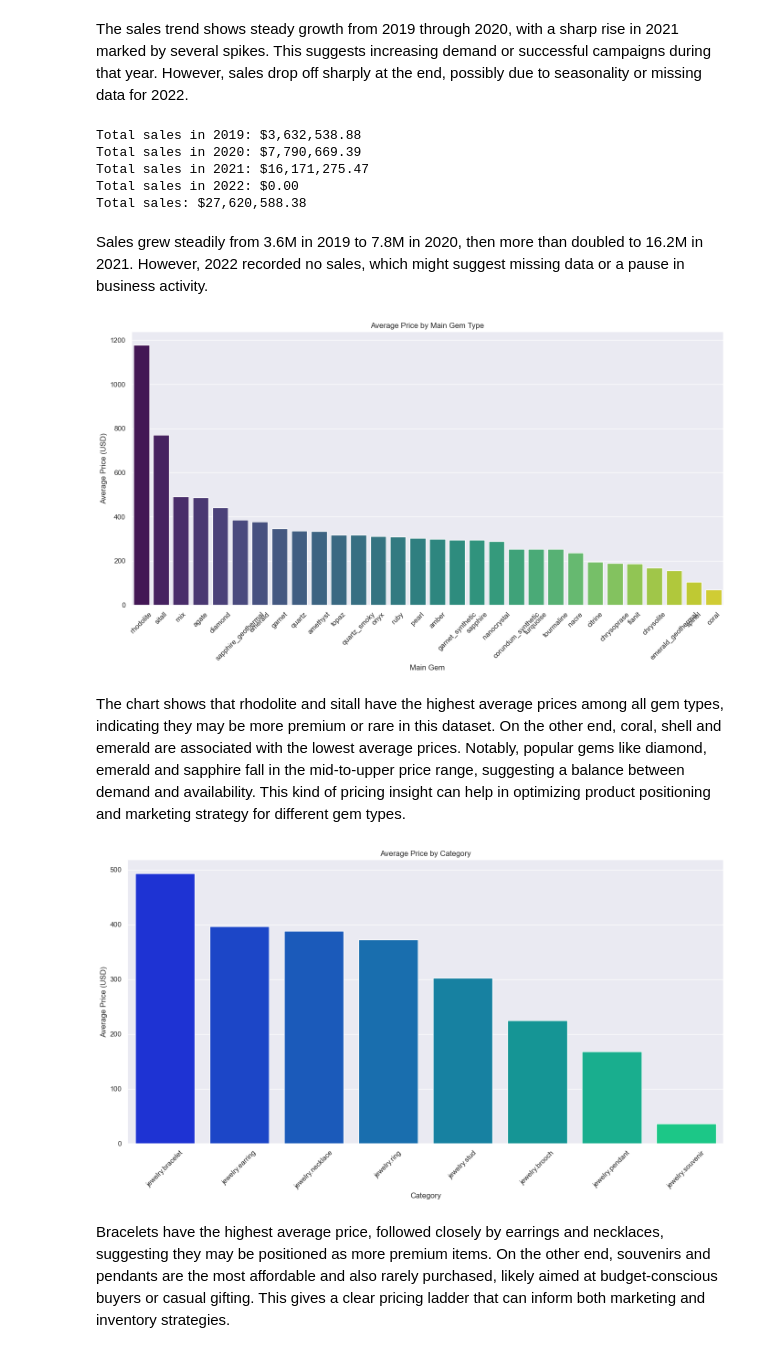
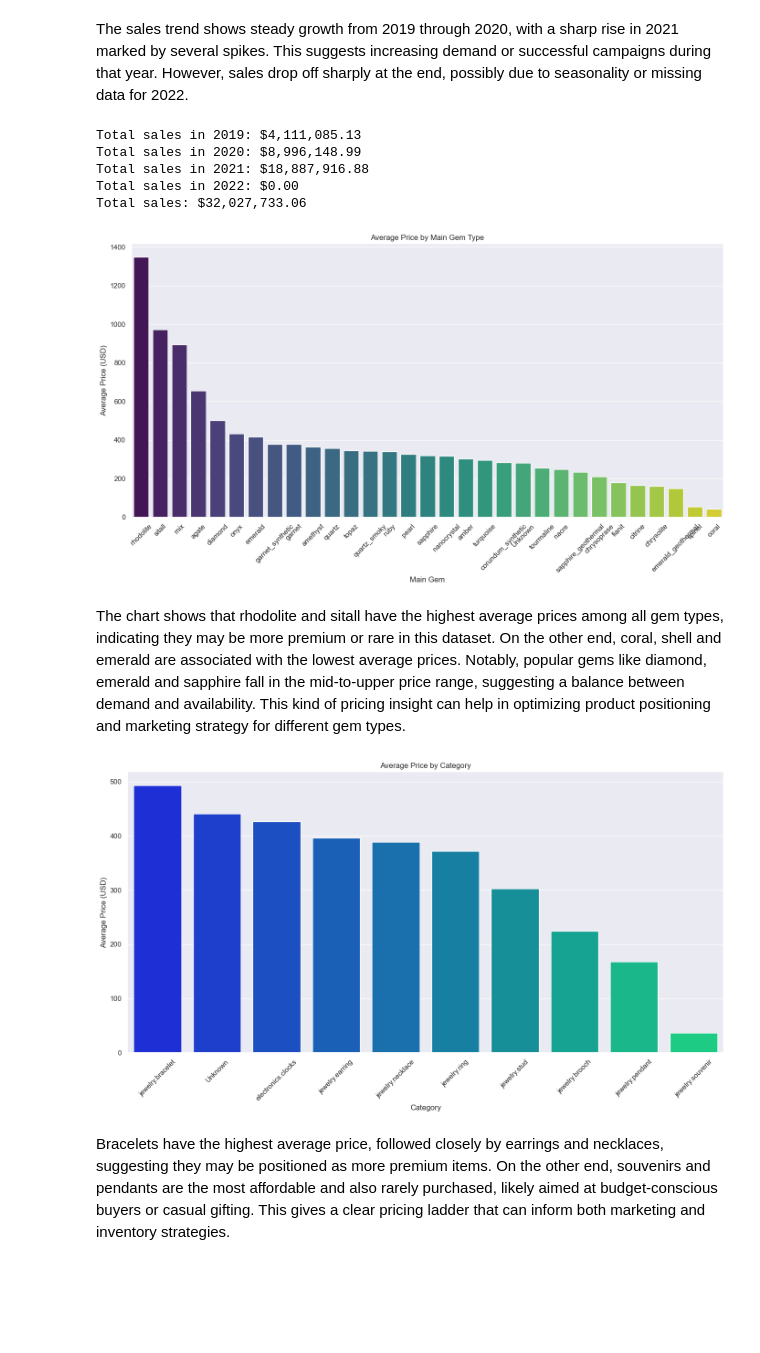
Before and after one commit to thecadMunik/jewelry-optimization-project, a Jupyter notebook: notebooks/j-p optimization.ipynb, the cells around one changed output. Drawn from its saved outputs; the diff is of its cells as text; code cells hidden in the pictures; blank space fills up the shorter version.

```diff
--- a/notebooks/j-p optimization.ipynb
+++ b/notebooks/j-p optimization.ipynb
@@ -204,7 +155,15 @@ The dataset contains 95,910 rows and 13 columns. It includes a mix of data types
 # drop duplicates
 df.drop_duplicates(inplace=True)
 # %%
-# get counts of unique observations for each category variable
-distinct_values=  df.select_dtypes(['object']).columns
-for i in range(len(distinct_values)):
-    print(df[distinct_values[i]].value_counts())
+# Fill categorical missing values with 'Unknown'
+df['Category'].fillna('Unknown', inplace=True)
+
+df['Brand_ID'].fillna('Unknown', inplace=True)
+
+df['Main_Metal'].fillna('Unknown', inplace=True)
+
+df['Main_Color'].fillna('unknown-color', inplace=True) # merge the unknown values with the unknown-color entry
+
+df['Gender'].fillna('Unknown', inplace=True)
+
+df['Main_Gem'].fillna('Unknown', inplace=True)
@@ -231 +170,4 @@ From the number of unique values in the categorical variables, Category has 218
+# %%
+# Drop missing values in target Price
+df = df.dropna(subset=['Price_USD'])
 # %%
@@ -532,5 +389,5 @@ The main gem distribution shows that diamonds are by far the most common gemston
 # %%
 # Sales trend over time
 # First extract year and month into new columns
-df1['Order_year'] = df1['Order_Datetime'].dt.year
-df1['Order_month'] = df1['Order_Datetime'].dt.month_name()
+df['Order_year'] = df['Order_Datetime'].dt.year
+df['Order_month'] = df['Order_Datetime'].dt.month_name()
@@ -537,3 +405,17 @@ df1['Order_month'] = df1['Order_Datetime'].dt.month_name()
 # %%
-df1.head(2)
+# Create a 'year-month' datetime column for proper sorting
+df['year_month'] = pd.to_datetime(df['Order_year'].astype(str) + '-' + df['Order_month'].astype(str) + '-01')
+
+# Group by the new year-month column and sum the prices
+monthly_sales = df.groupby('year_month')['Price_USD'].sum().reset_index()
+
+# Plot the trend
+plt.figure(figsize=(14, 6))
+plt.plot(monthly_sales['year_month'], monthly_sales['Price_USD'], marker='o', color='teal')
+plt.title('Monthly Sales Trend')
+plt.xlabel('Year-Month')
+plt.ylabel('Price(USD)')
+plt.xticks(rotation=45)
+plt.tight_layout()
+plt.show()
 # %% [output]
@@ -562,11 +429,11 @@ plt.show()
 The sales trend shows steady growth from 2019 through 2020, with a sharp rise in 2021 marked by several spikes. This suggests increasing demand or successful campaigns during that year. However, sales drop off sharply at the end, possibly due to seasonality or missing data for 2022.
 # %%
 # lets calculate the total sales price in  each years 2019,2020,2021, 2022
-total_sales_2019 = df1[df1['Order_year'] == 2019]['Price_USD'].sum()
-total_sales_2020 = df1[df1['Order_year'] == 2020]['Price_USD'].sum()
-total_sales_2021 = df1[df1['Order_year'] == 2021]['Price_USD'].sum()
-total_sales_2022 = df1[df1['Order_year'] == 2022]['Price_USD'].sum()
-total_sales = df1['Price_USD'].sum()
+total_sales_2019 = df[df['Order_year'] == 2019]['Price_USD'].sum()
+total_sales_2020 = df[df['Order_year'] == 2020]['Price_USD'].sum()
+total_sales_2021 = df[df['Order_year'] == 2021]['Price_USD'].sum()
+total_sales_2022 = df[df['Order_year'] == 2022]['Price_USD'].sum()
+total_sales = df['Price_USD'].sum()
 
 
 print(f"Total sales in 2019: ${total_sales_2019:,.2f}")
@@ -575,17 +442,15 @@ print(f"Total sales in 2021: ${total_sales_2021:,.2f}")
 print(f"Total sales in 2022: ${total_sales_2022:,.2f}")
 print(f"Total sales: ${total_sales:,.2f}")
 # %% [output]
-Total sales in 2019: $3,632,538.88
-Total sales in 2020: $7,790,669.39
-Total sales in 2021: $16,171,275.47
+Total sales in 2019: $4,111,085.13
+Total sales in 2020: $8,996,148.99
+Total sales in 2021: $18,887,916.88
 Total sales in 2022: $0.00
-Total sales: $27,620,588.38
+Total sales: $32,027,733.06
-# %% [markdown]
-Sales grew steadily from 3.6M in 2019 to 7.8M in 2020, then more than doubled to 16.2M in 2021. However, 2022 recorded no sales, which might suggest missing data or a pause in business activity.
 # %%
 # Price_USD by Main_Gem
 # Group by Main_Gem and calculate average price
-avg_price_per_gem = df1.groupby('Main_Gem')['Price_USD'].mean().reset_index()
+avg_price_per_gem = df.groupby('Main_Gem')['Price_USD'].mean().reset_index()
 
 # Sort by price
 avg_price_per_gem = avg_price_per_gem.sort_values(by='Price_USD', ascending=False)
@@ -601,29 +466,29 @@ plt.xticks(rotation=45)
 plt.tight_layout()
 plt.show()
 # %% [output]
-[figure, old version]
+[figure, new version]
 # %% [markdown]
 The chart shows that rhodolite and sitall have the highest average prices among all gem types, indicating they may be more premium or rare in this dataset. On the other end, coral, shell and emerald are associated with the lowest average prices. Notably, popular gems like diamond, emerald and sapphire fall in the mid-to-upper price range, suggesting a balance between demand and availability. This kind of pricing insight can help in optimizing product positioning and marketing strategy for different gem types.
 # %%
 # Price_USD by Category
 # Group by Main_Gem and calculate average price
-avg_price_per_gem = df1.groupby('Category')['Price_USD'].mean().reset_index()
+avg_price_per_gem = df.groupby('Category')['Price_USD'].mean().reset_index()
 
 # Sort by price
 avg_price_per_gem = avg_price_per_gem.sort_values(by='Price_USD', ascending=False)
 
 # Plot bar chart
 plt.figure(figsize=(14, 8))
 sns.barplot(data=avg_price_per_gem, x='Category', y='Price_USD', palette='winter')
 
 plt.title('Average Price by Category')
 plt.xlabel('Category')
 plt.ylabel('Average Price (USD)')
 plt.xticks(rotation=45)
 plt.tight_layout()
 plt.show()
 # %% [output]
-[figure, old version]
+[figure, new version]
 # %% [markdown]
 Bracelets have the highest average price, followed closely by earrings and necklaces, suggesting they may be positioned as more premium items. On the other end, souvenirs and pendants are the most affordable and also rarely purchased, likely aimed at budget-conscious buyers or casual gifting. This gives a clear pricing ladder that can inform both marketing and inventory strategies.
 # %%
```
Also changed, not shown: parts of 67 cells of this notebook, 1 other file.
